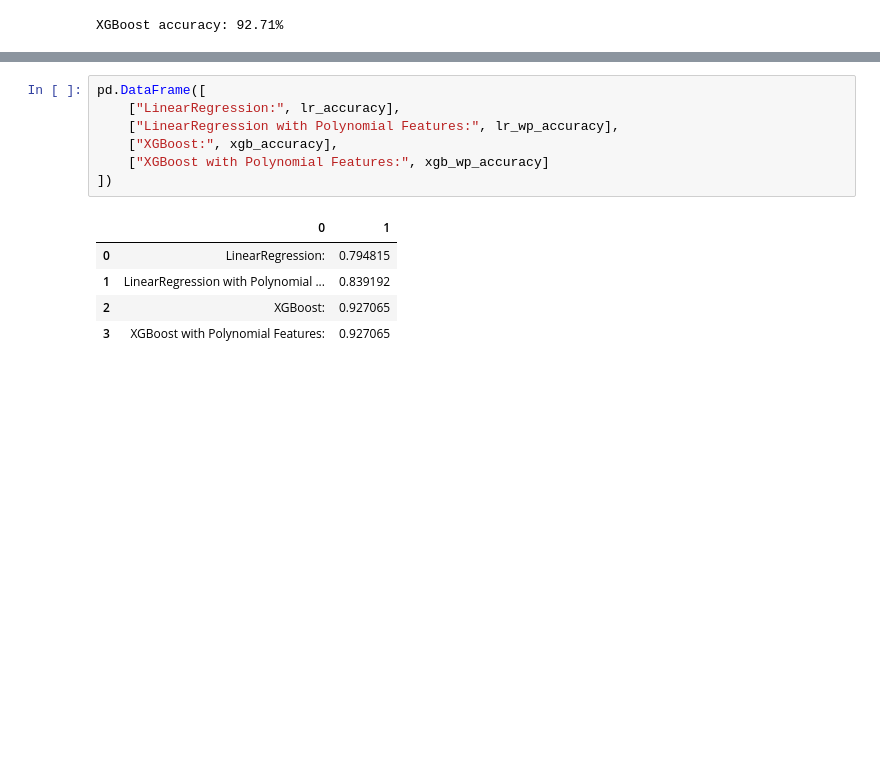
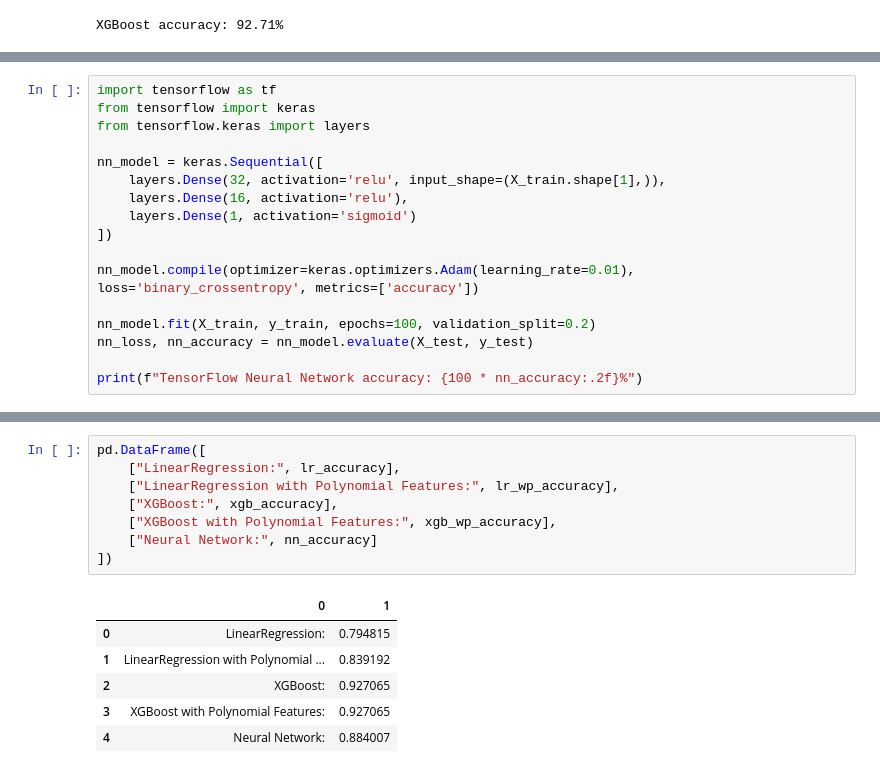
Before and after one commit to russpenska/spaceapps-exoplanets, a Jupyter notebook: src/exploring_koi.ipynb, the cells around one changed output, grey strips where cells are left out. Drawn from its saved outputs; the diff is of its cells as text; blank space fills up the shorter version.

Commit message:
neural nets

```diff
--- a/src/exploring_koi.ipynb
+++ b/src/exploring_koi.ipynb
@@ -96,0 +99,17 @@ XGBoost accuracy: 92.71%
+# %%
+import tensorflow as tf
+from tensorflow import keras
+from tensorflow.keras import layers
+
+nn_model = keras.Sequential([
+    layers.Dense(32, activation='relu', input_shape=(X_train.shape[1],)),
+    layers.Dense(16, activation='relu'),
+    layers.Dense(1, activation='sigmoid')
+])
+
+nn_model.compile(optimizer=keras.optimizers.Adam(learning_rate=0.01), loss='binary_crossentropy', metrics=['accuracy'])
+
+nn_model.fit(X_train, y_train, epochs=100, validation_split=0.2)
+nn_loss, nn_accuracy = nn_model.evaluate(X_test, y_test)
+
+print(f"TensorFlow Neural Network accuracy: {100 * nn_accuracy:.2f}%")
@@ -97,13 +134,15 @@ XGBoost accuracy: 92.71%
 # %%
 pd.DataFrame([
     ["LinearRegression:", lr_accuracy],
     ["LinearRegression with Polynomial Features:", lr_wp_accuracy],
     ["XGBoost:", xgb_accuracy],
-    ["XGBoost with Polynomial Features:", xgb_wp_accuracy]
+    ["XGBoost with Polynomial Features:", xgb_wp_accuracy],
+    ["Neural Network:", nn_accuracy]
 ])
 # %% [output]
 |  | 0 | 1 |
 | 0 | LinearRegression: | 0.794815 |
 | 1 | LinearRegression with Polynomial ... | 0.839192 |
 | 2 | XGBoost: | 0.927065 |
 | 3 | XGBoost with Polynomial Features: | 0.927065 |
+| 4 | Neural Network: | 0.884007 |
```
Also changed, not shown: parts of 2 cells of this notebook.
